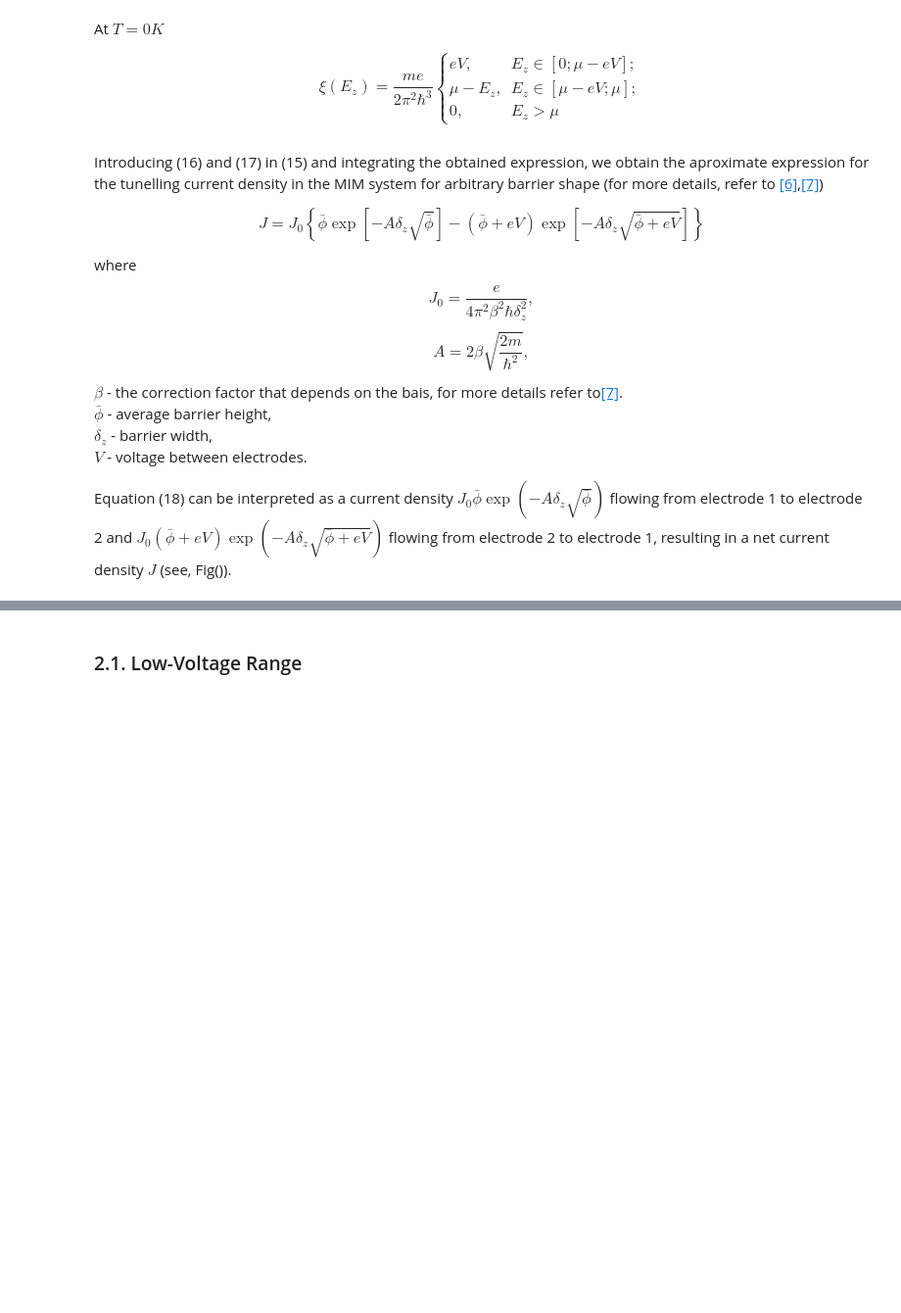
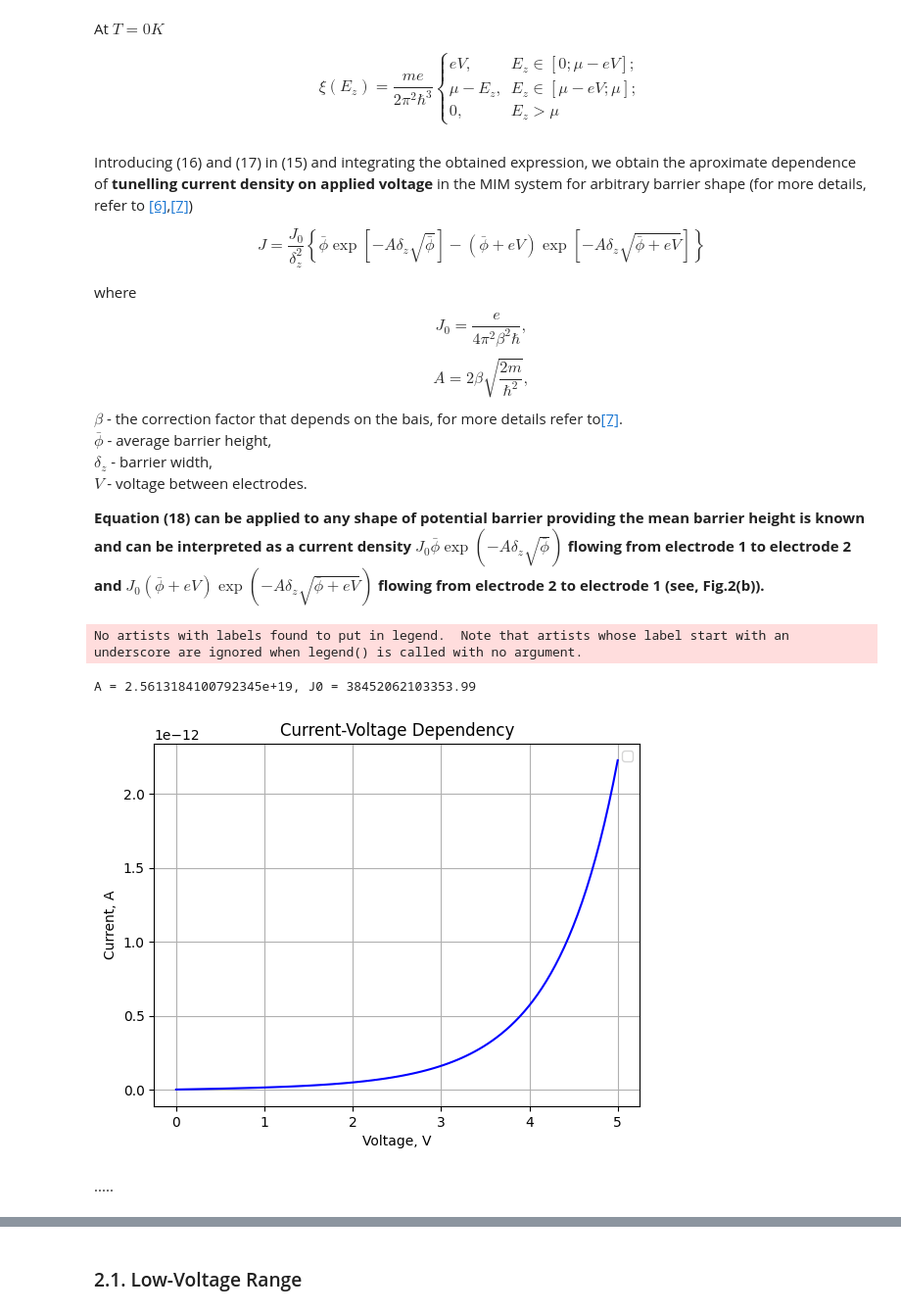
Before and after one commit to MariyaSV78/notebook_STM, a Jupyter notebook: STM/STM.ipynb, the cells around one changed output, grey strips where cells are left out. Shown at 98% size. Drawn from its saved outputs; the diff is of its cells as text; code cells hidden in the pictures; blank space fills up the shorter version.

```diff
--- a/STM/STM.ipynb
+++ b/STM/STM.ipynb
@@ -345,19 +354,78 @@ $$\xi(E_z) = \frac{me}{2\pi^2\hbar^3}\begin{cases}
                                         0, & E_z > \mu
                                     \end {cases} \tag{17} $$
 # %% [markdown]
-Introducing (16) and (17) in (15) and integrating the obtained expression, we obtain the aproximate expression for the tunelling current density in the MIM system for arbitrary barrier shape (for more details, refer to [\[6\]](#Bibliography),[\[7\]](#Bibliography))
+Introducing (16) and (17) in (15) and integrating the obtained expression, we obtain the aproximate dependence of **tunelling current density on applied voltage** in the MIM system for arbitrary barrier shape (for more details, refer to [\[6\]](#Bibliography),[\[7\]](#Bibliography))
 
-$$J = J_0\left\{\bar \phi \exp\left[{-A\delta_z\sqrt{\bar \phi}}\right] - (\bar \phi + eV) \exp\left[-A\delta_z\sqrt{\bar \phi + eV}\right] \right\}\tag{18}$$
+$$J = \frac{J_0}{\delta_z^2}\left\{\bar \phi \exp\left[{-A\delta_z\sqrt{\bar \phi}}\right] - (\bar \phi + eV) \exp\left[-A\delta_z\sqrt{\bar \phi + eV}\right] \right\}\tag{18}$$
 
 where
-        $$ J_0 = \frac{e}{4\pi^2\beta^2\hbar\delta_z^2},$$
+        $$ J_0 = \frac{e}{4\pi^2\beta^2\hbar},$$
         $$ A = 2\beta\sqrt{\frac{2m}{\hbar^2}}\tag{19},$$
         $\beta$ - the correction factor that depends on the bais, for more details refer to[\[7\]](#Bibliography).
         $\bar \phi$ - average barrier height,
         $\delta_z$ - barrier width,
         $V$ - voltage between electrodes.
 
-Equation (18) can be interpreted as a current density $J_0\bar \phi \exp({-A\delta_z\sqrt{\bar \phi}})$ flowing from electrode 1 to electrode 2 and $ J_0(\bar \phi + eV) \exp(-A\delta_z\sqrt{\bar \phi + eV})$ flowing from electrode 2 to electrode 1, resulting in a net current density $J$ (see, Fig()).
+**Equation (18) can be applied to any shape of potential barrier providing the mean barrier height is known and can be interpreted as a current density $J_0\bar \phi \exp({-A\delta_z\sqrt{\bar \phi}})$ flowing from electrode 1 to electrode 2 and $ J_0(\bar \phi + eV) \exp(-A\delta_z\sqrt{\bar \phi + eV})$ flowing from electrode 2 to electrode 1 (see, Fig.2(b)).**
+# %%
+"""
+    Plot the current-voltage dependence for carbon-insulator-platinum barrier structure with width of barrier d = 5e-10 m and contact area S.
+
+    According to [6] and [7] d, phi and beta depend on the applied voltage that we used fot plotting
+"""
+
+phi_s = 4.7*e # Work function eV sample (carbon)
+phi_t = 5.3*e  # Work function eV tip (platinum)
+S = 2 * np.pi * (5e-10)**2
+
+
+# beta = 1
+# ds = d
+# phi= (phi_s + phi_t)/2
+
+
+V = np.linspace(0, 5, 100)
+ds = np.zeros_like(V)
+phi = np.zeros_like(V)
+beta = np.zeros_like(V)
+
+cond1 = V <= phi_t / e
+ds[cond1] = d
+phi[cond1] = (phi_s + (phi_t - e*V[cond1])) / 2
+beta[cond1] = 1
+
+cond2 = V > phi_t / e
+ds[cond2] = d * phi_s / (e*V[cond2]) / (1 + (phi_s - phi_t)/(e*V[cond2]))
+phi[cond2] = phi_s / 2
+beta[cond2] = 23/24
+
+A = (2 * beta * np.sqrt(2 * m)) / hbar #eq.19
+J0 = e / (4 * hbar * (beta * np.pi)**2)
+
+
+print(f"A = {A[0]}, J0 = {J0[0]}")
+
+
+J = (J0 / ds**2) * (phi * np.exp(-A * ds * np.sqrt(phi))
+                  -(phi + e*V) * np.exp(-A * ds * np.sqrt(phi + e*V)))
+
+
+plt.plot(V, J * S, color='blue')
+
+plt.xlabel('Voltage, V')
+plt.ylabel('Current, A')
+plt.title('Current-Voltage Dependency')
+plt.legend()
+
+# Show the plot
+plt.grid(True)
+plt.show()
+# %% [output]
+No artists with labels found to put in legend.  Note that artists whose label start with an underscore are ignored when legend() is called with no argument.
+A = 2.5613184100792345e+19, J0 = 38452062103353.99
+[figure, added]
+# %% [markdown]
+.....
 # %% [markdown]
 <img src="Fig_3_20_03.png" alt="Potential barrier in MIM system in case different values of V " width="80%"  />
 
```
Also changed, not shown: parts of 23 cells of this notebook.
